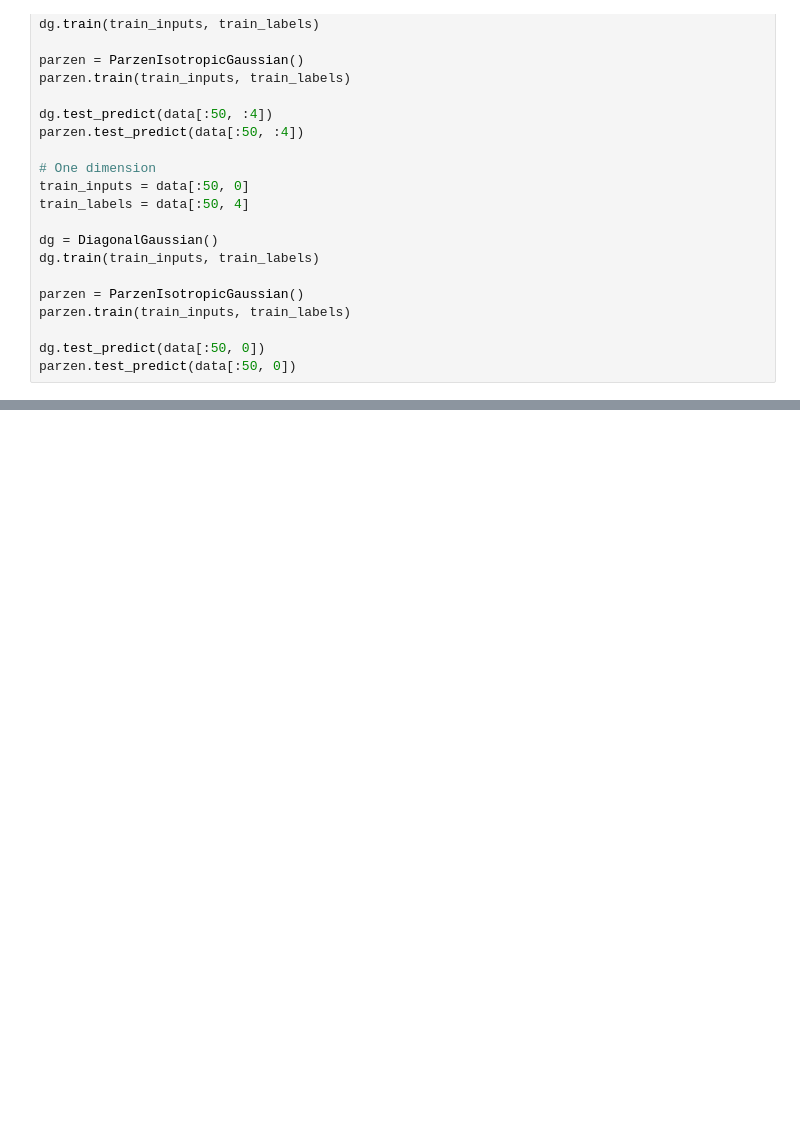
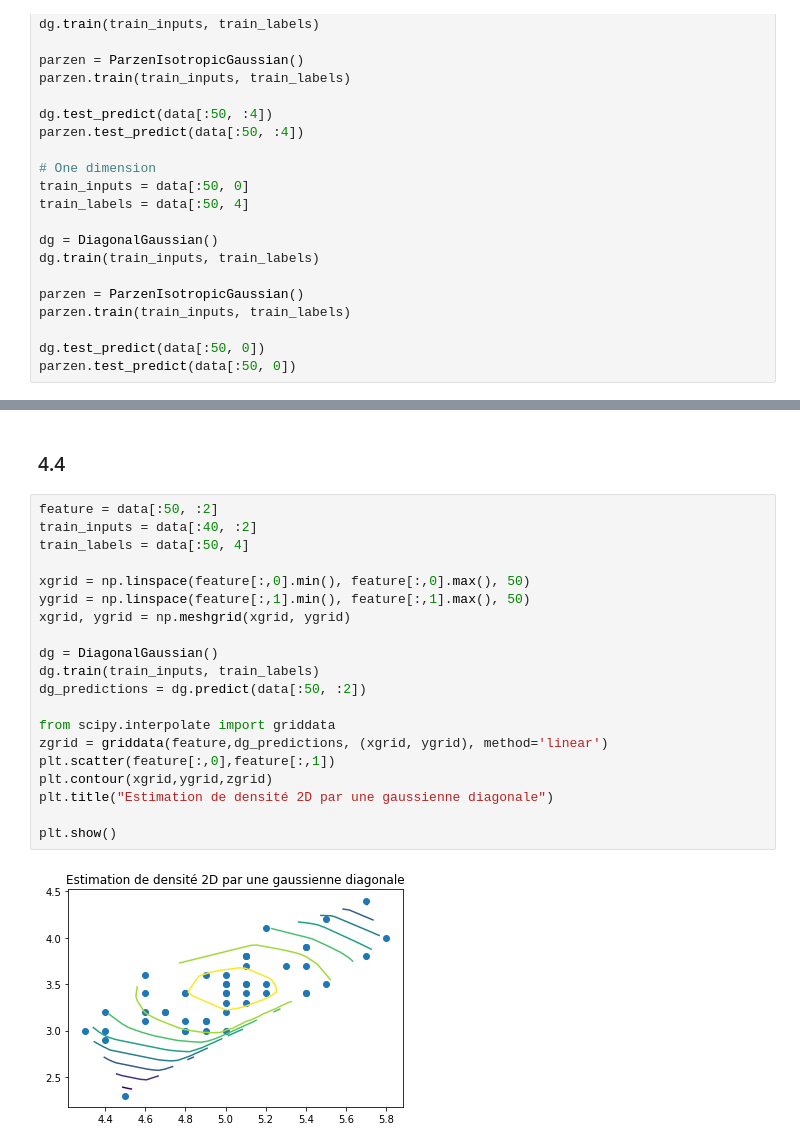
Before and after one commit to PhilippeMarcotte/IFT6390, a Jupyter notebook: Devoir 1/Devoir 1 - Q4.ipynb, the cells around one changed output, grey strips where cells are left out. Saved outputs shown, nothing was run; the diff lists cells and outputs as text; blank space fills up the shorter version.

```diff
--- a/Devoir 1/Devoir 1 - Q4.ipynb
+++ b/Devoir 1/Devoir 1 - Q4.ipynb
@@ -167,0 +174,24 @@ plt.show()
+# %% [markdown]
+### 4.4
+# %%
+feature = data[:50, :2]
+train_inputs = data[:40, :2]
+train_labels = data[:50, 4]
+
+xgrid = np.linspace(feature[:,0].min(), feature[:,0].max(), 50)
+ygrid = np.linspace(feature[:,1].min(), feature[:,1].max(), 50)
+xgrid, ygrid = np.meshgrid(xgrid, ygrid)
+
+dg = DiagonalGaussian()
+dg.train(train_inputs, train_labels)
+dg_predictions = dg.predict(data[:50, :2])
+
+from scipy.interpolate import griddata
+zgrid = griddata(feature,dg_predictions, (xgrid, ygrid), method='linear')
+plt.scatter(feature[:,0],feature[:,1])
+plt.contour(xgrid,ygrid,zgrid)
+plt.title("Estimation de densité 2D par une gaussienne diagonale")
+
+plt.show()
+# %% [output]
+[figure, added]
```
Also changed, not shown: parts of 7 cells of this notebook.
